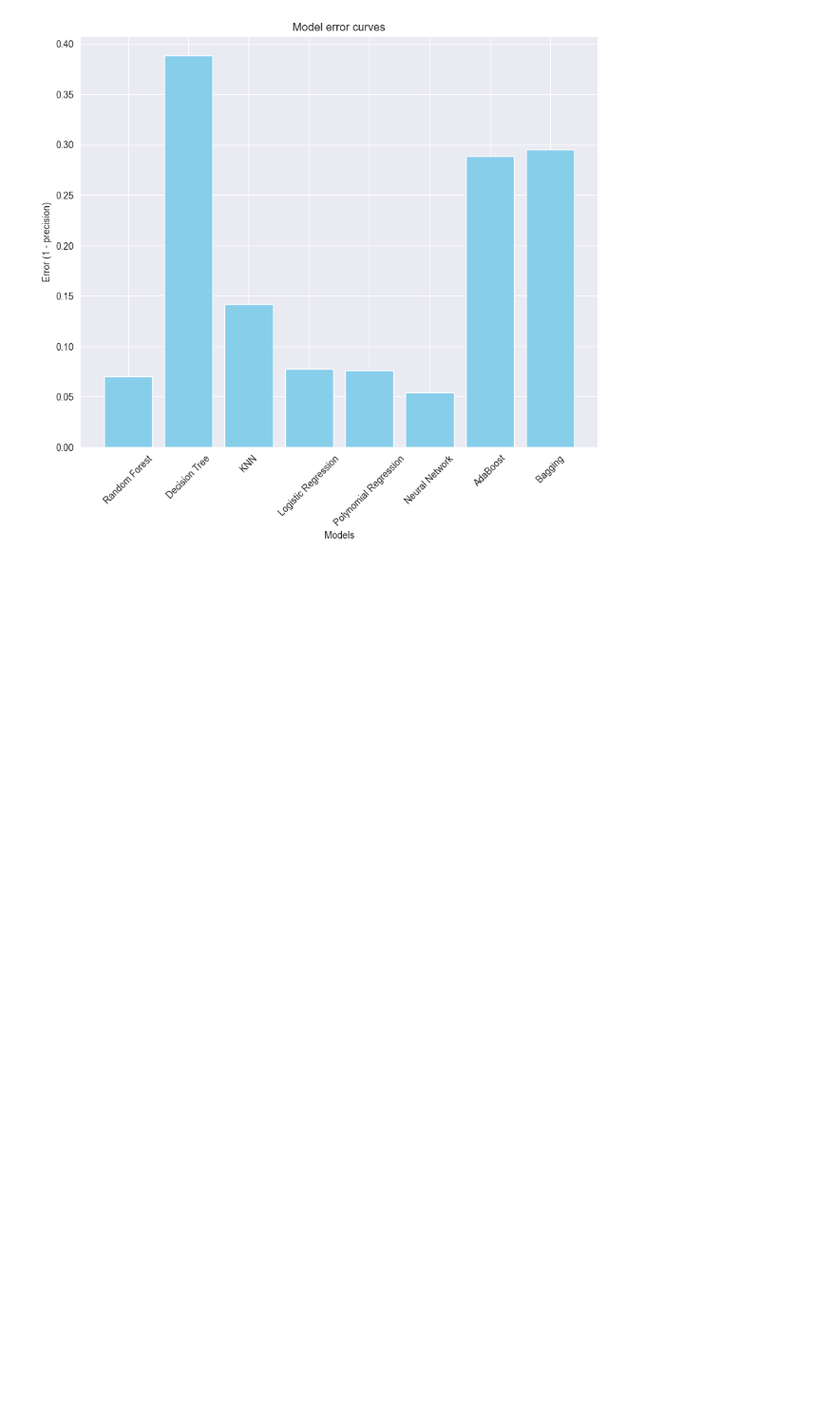
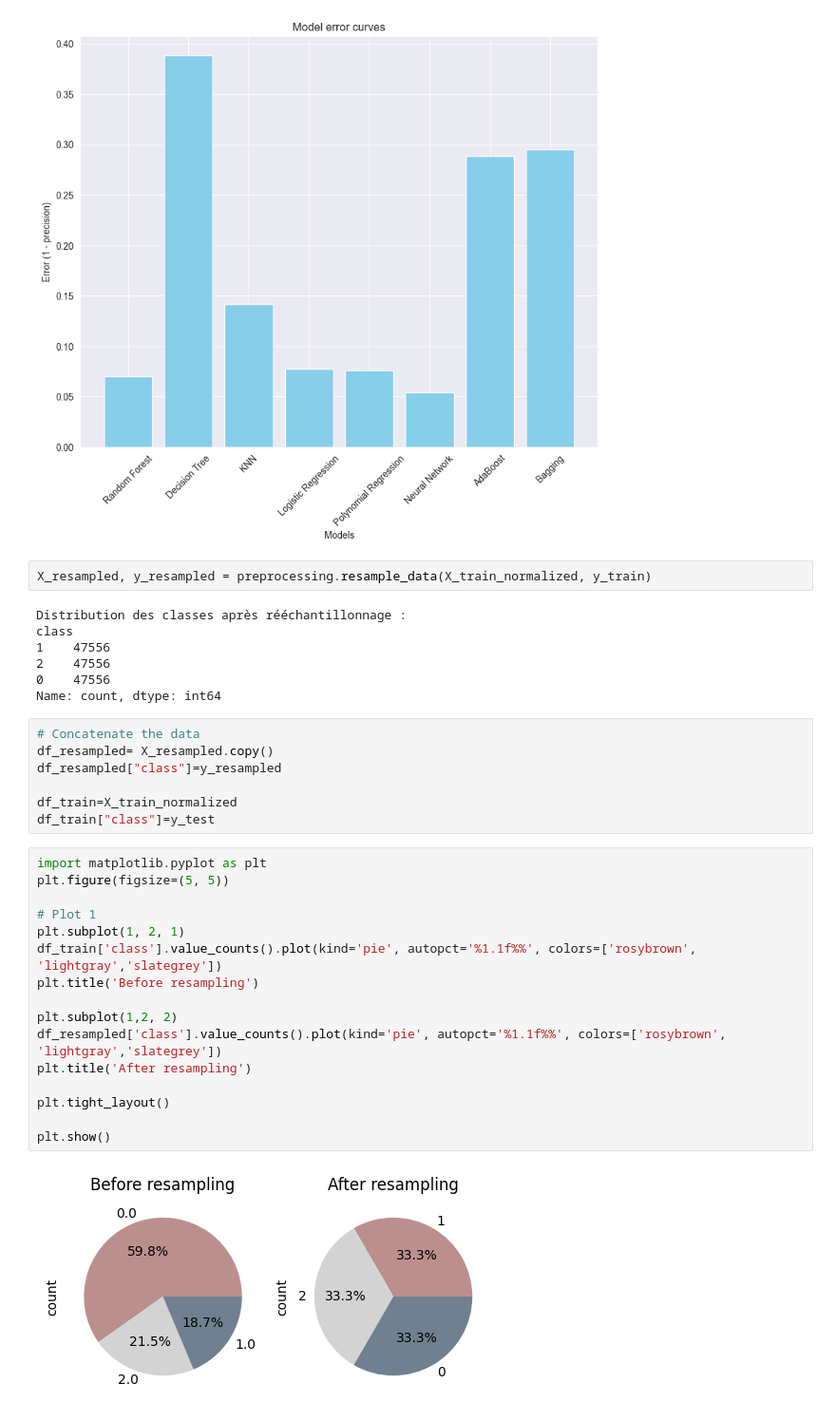
Before and after one commit to theOneOps/first-project-ML-supervised-learning, a Jupyter notebook: visualising_preprocessing.ipynb, the cells around one changed output. Shown at 95% size. Saved outputs shown, nothing was run; the diff lists cells and outputs as text; blank space fills up the shorter version.

Commit message:
unification des commentaires en anglais, ajout resample data dans le jupyter, ajout de fonctions dans preprocessing

```diff
--- a/visualising_preprocessing.ipynb
+++ b/visualising_preprocessing.ipynb
@@ -599,3 +598,37 @@ Cross-validated accuracy for Bagging: 0.9593
 training_instance.plot_error_curves()
 # %% [output]
 [figure]
+# %%
+X_resampled, y_resampled = preprocessing.resample_data(X_train_normalized, y_train)
+# %% [output]
+Distribution des classes après rééchantillonnage :
+class
+1    47556
+2    47556
+0    47556
+Name: count, dtype: int64
+# %%
+# Concatenate the data
+df_resampled= X_resampled.copy()
+df_resampled["class"]=y_resampled
+
+df_train=X_train_normalized
+df_train["class"]=y_test
+# %%
+import matplotlib.pyplot as plt
+plt.figure(figsize=(5, 5))
+
+# Plot 1
+plt.subplot(1, 2, 1)
+df_train['class'].value_counts().plot(kind='pie', autopct='%1.1f%%', colors=['rosybrown', 'lightgray','slategrey'])
+plt.title('Before resampling')
+
+plt.subplot(1,2, 2)
+df_resampled['class'].value_counts().plot(kind='pie', autopct='%1.1f%%', colors=['rosybrown', 'lightgray','slategrey'])
+plt.title('After resampling')
+
+plt.tight_layout()
+
+plt.show()
+# %% [output]
+[figure, added]
```
Also changed, not shown: parts of 30 cells of this notebook, 2 other files.
